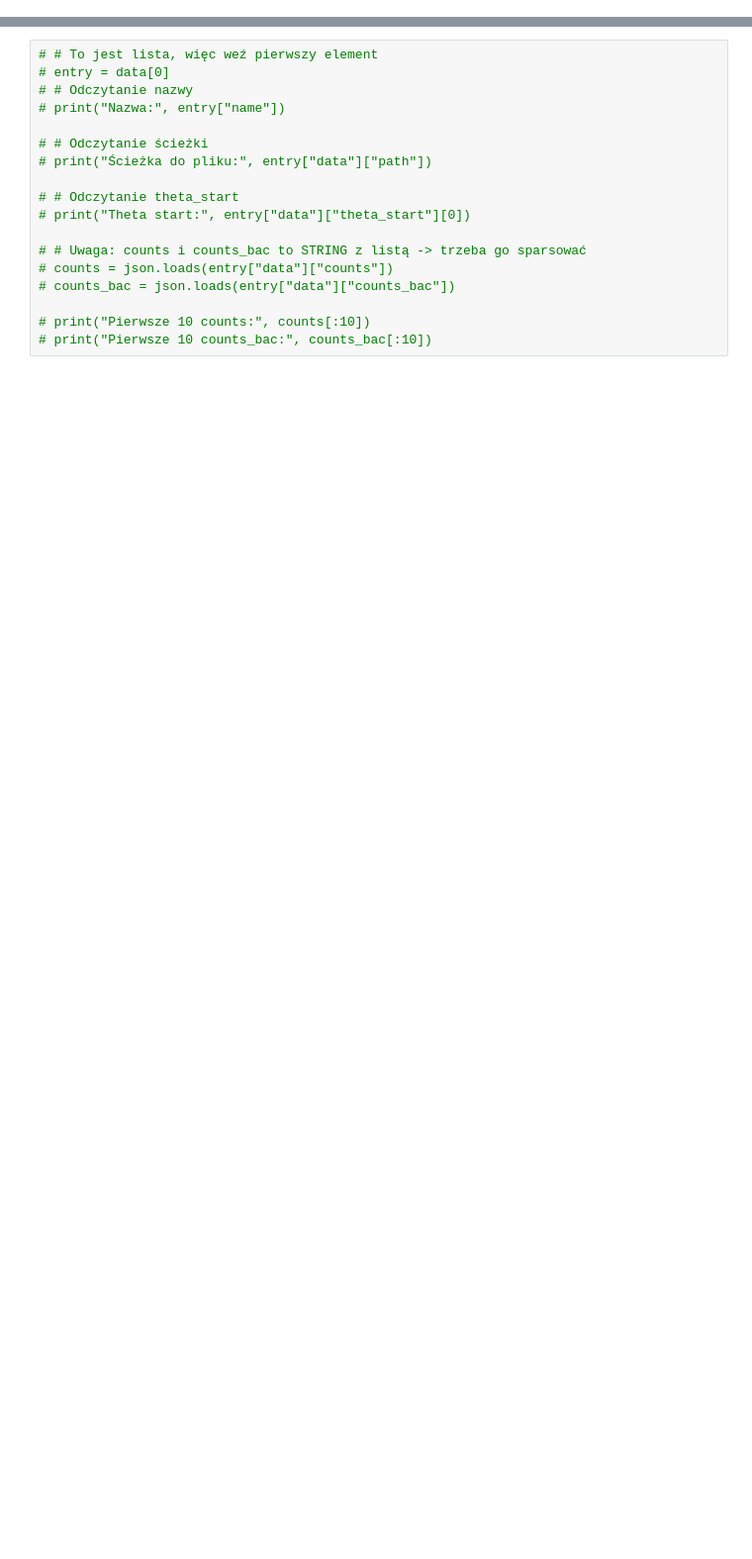
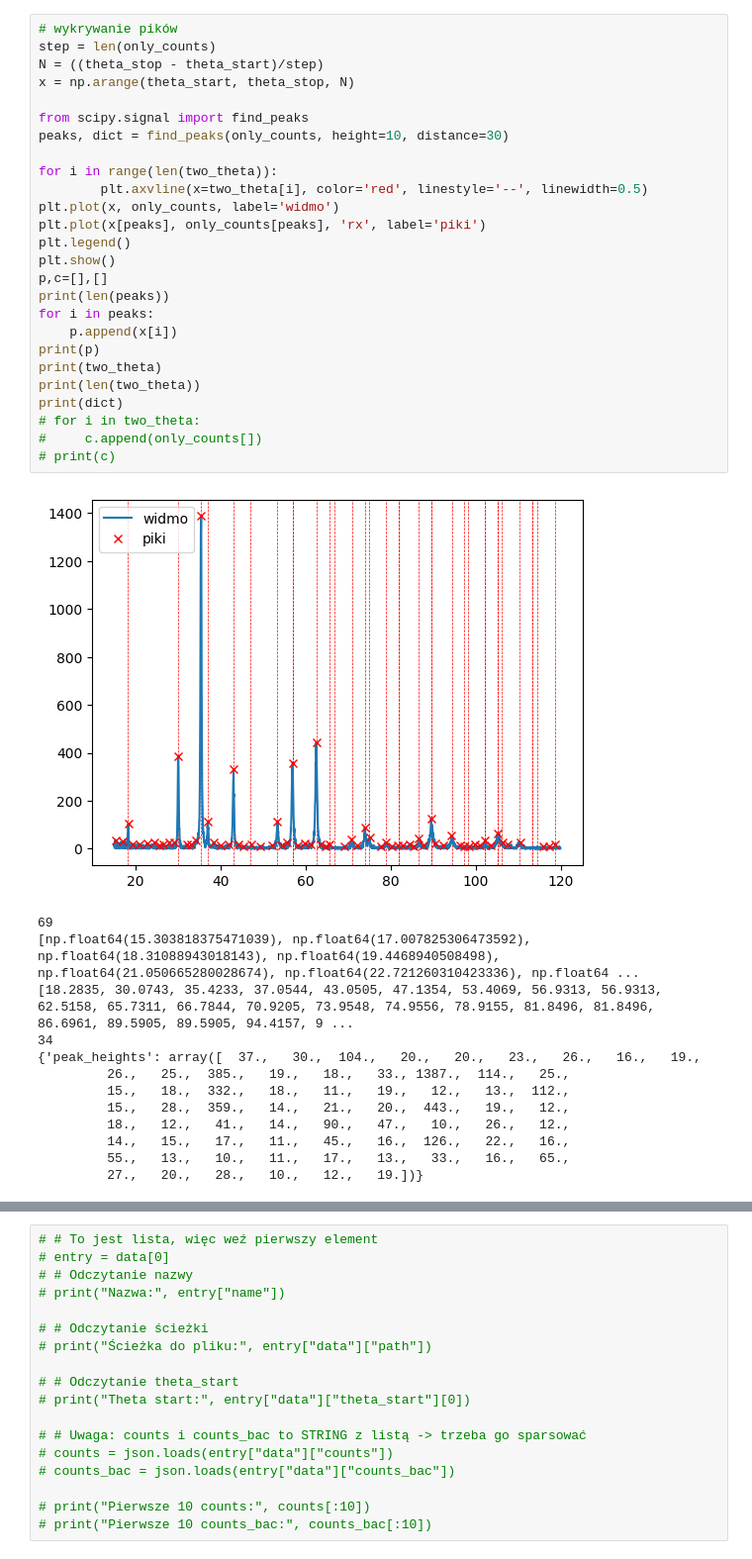
Before and after one commit to natkurdz/XRD-AI, a Jupyter notebook: testing_sample.ipynb, the cells around one changed output, grey strips where cells are left out. Shown: that part at 99% size. Drawn from its saved outputs; the diff is of its cells as text; blank space fills up the shorter version.

```diff
--- a/testing_sample.ipynb
+++ b/testing_sample.ipynb
@@ -54,0 +119,40 @@ plot_sample__bac(counts,counts_bac,name,theta_start,theta_stop)
+# %%
+# wykrywanie pików
+step = len(only_counts)
+N = ((theta_stop - theta_start)/step)
+x = np.arange(theta_start, theta_stop, N)
+
+from scipy.signal import find_peaks
+peaks, dict = find_peaks(only_counts, height=10, distance=30)
+
+for i in range(len(two_theta)):
+        plt.axvline(x=two_theta[i], color='red', linestyle='--', linewidth=0.5)
+plt.plot(x, only_counts, label='widmo')
+plt.plot(x[peaks], only_counts[peaks], 'rx', label='piki')
+plt.legend()
+plt.show()
+p,c=[],[]
+print(len(peaks))
+for i in peaks:
+    p.append(x[i])
+print(p)
+print(two_theta)
+print(len(two_theta))
+print(dict)
+# for i in two_theta:
+#     c.append(only_counts[])
+# print(c)
+# %% [output]
+[figure, added]
+69
+[np.float64(15.303818375471039), np.float64(17.007825306473592), np.float64(18.31088943018143), np.float64(19.4468940508498), np.float64(21.050665280028674), np.float64(22.721260310423336), np.float64 ...
+[18.2835, 30.0743, 35.4233, 37.0544, 43.0505, 47.1354, 53.4069, 56.9313, 56.9313, 62.5158, 65.7311, 66.7844, 70.9205, 73.9548, 74.9556, 78.9155, 81.8496, 81.8496, 86.6961, 89.5905, 89.5905, 94.4157, 9 ...
+34
+{'peak_heights': array([  37.,   30.,  104.,   20.,   20.,   23.,   26.,   16.,   19.,
+         26.,   25.,  385.,   19.,   18.,   33., 1387.,  114.,   25.,
+         15.,   18.,  332.,   18.,   11.,   19.,   12.,   13.,  112.,
+         15.,   28.,  359.,   14.,   21.,   20.,  443.,   19.,   12.,
+         18.,   12.,   41.,   14.,   90.,   47.,   10.,   26.,   12.,
+         14.,   15.,   17.,   11.,   45.,   16.,  126.,   22.,   16.,
+         55.,   13.,   10.,   11.,   17.,   13.,   33.,   16.,   65.,
+         27.,   20.,   28.,   10.,   12.,   19.])}
```
Also changed, not shown: parts of 11 cells of this notebook, 2 other files.
